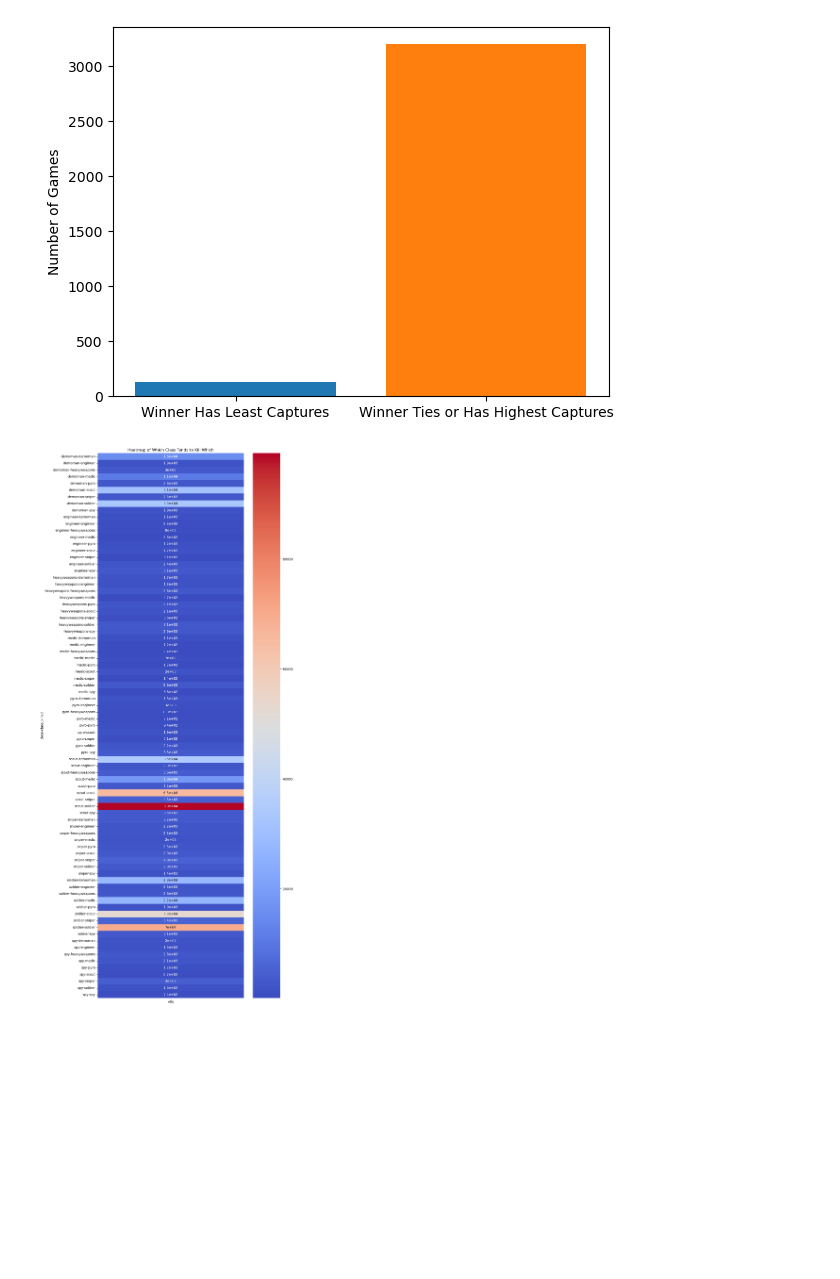
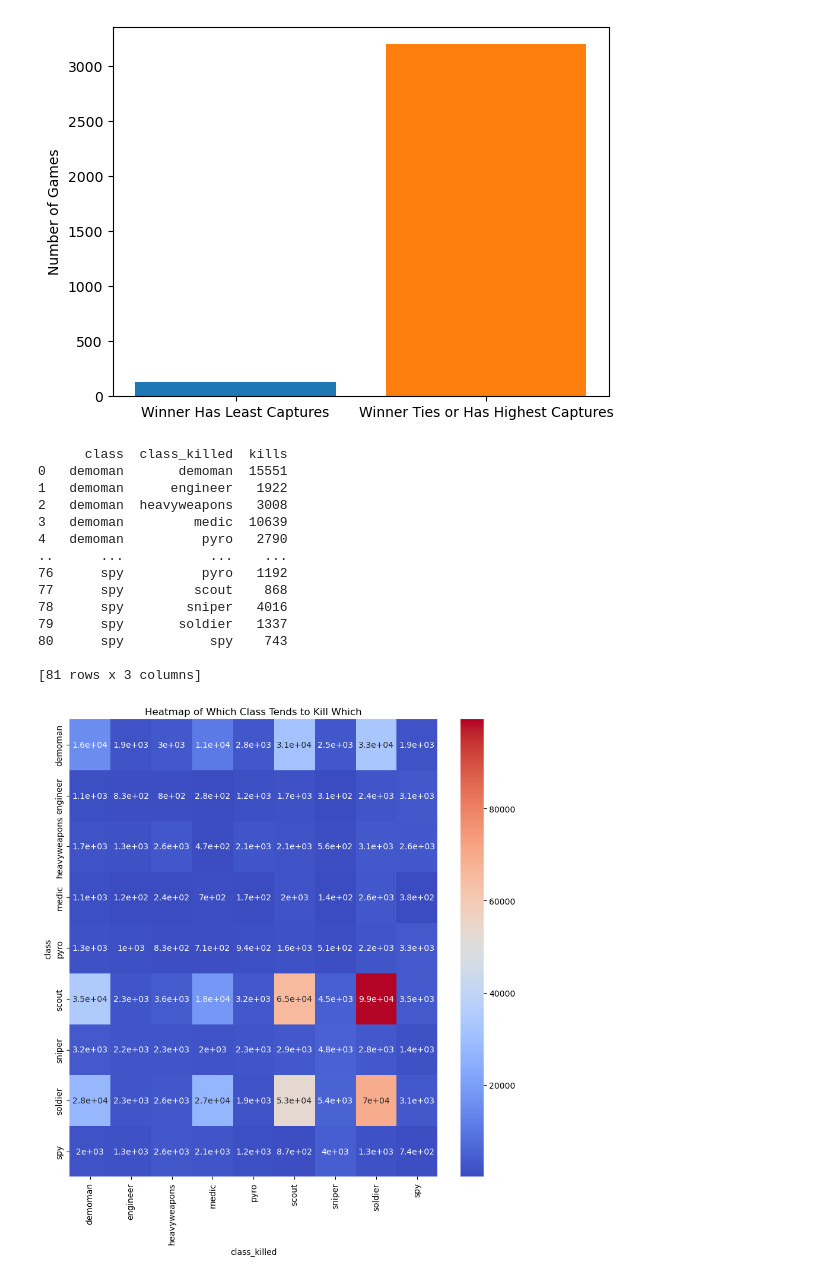
Before and after one commit to AlexPhilipsen/DataMiningProject, a Jupyter notebook: New/results.ipynb, the cells around one changed output. Cells and saved outputs as stored; diff of their text form; code cells hidden in the pictures; blank space fills up the shorter version.

Commit message:
Updated heatmap

```diff
--- a/New/results.ipynb
+++ b/New/results.ipynb
@@ -422,17 +422,33 @@ Text(0, 0.5, 'Number of Games')
 # %%
 c.execute("""SELECT *
           FROM class_kill""")
 
 results = c.fetchall()
 
 class_kill_df = pd.DataFrame(results, columns=[desc[0] for desc in c.description])
 class_kill_df = class_kill_df.groupby(['class', 'class_killed']).agg({'kills' : 'sum'})
 class_kill_df = class_kill_df.drop('unknown', axis='rows')
 class_kill_df = class_kill_df.drop('undefined', axis='rows')
-plt.figure(figsize=(10,30))
+class_kill_df = class_kill_df.reset_index()
+print(class_kill_df)
+class_kill_df = class_kill_df.pivot(index='class', columns='class_killed', values='kills')
+plt.figure(figsize=(10,10))
 sns.heatmap(class_kill_df, annot=True, cmap='coolwarm')
 plt.title('Heatmap of Which Class Tends to Kill Which')
 plt.show()
-# print(class_kill_df)
 # %% [output]
+      class  class_killed  kills
+0   demoman       demoman  15551
+1   demoman      engineer   1922
+2   demoman  heavyweapons   3008
+3   demoman         medic  10639
+4   demoman          pyro   2790
+..      ...           ...    ...
+76      spy          pyro   1192
+77      spy         scout    868
+78      spy        sniper   4016
+79      spy       soldier   1337
+80      spy           spy    743
+
+[81 rows x 3 columns]
-[figure, old version]
+[figure, new version]
```
